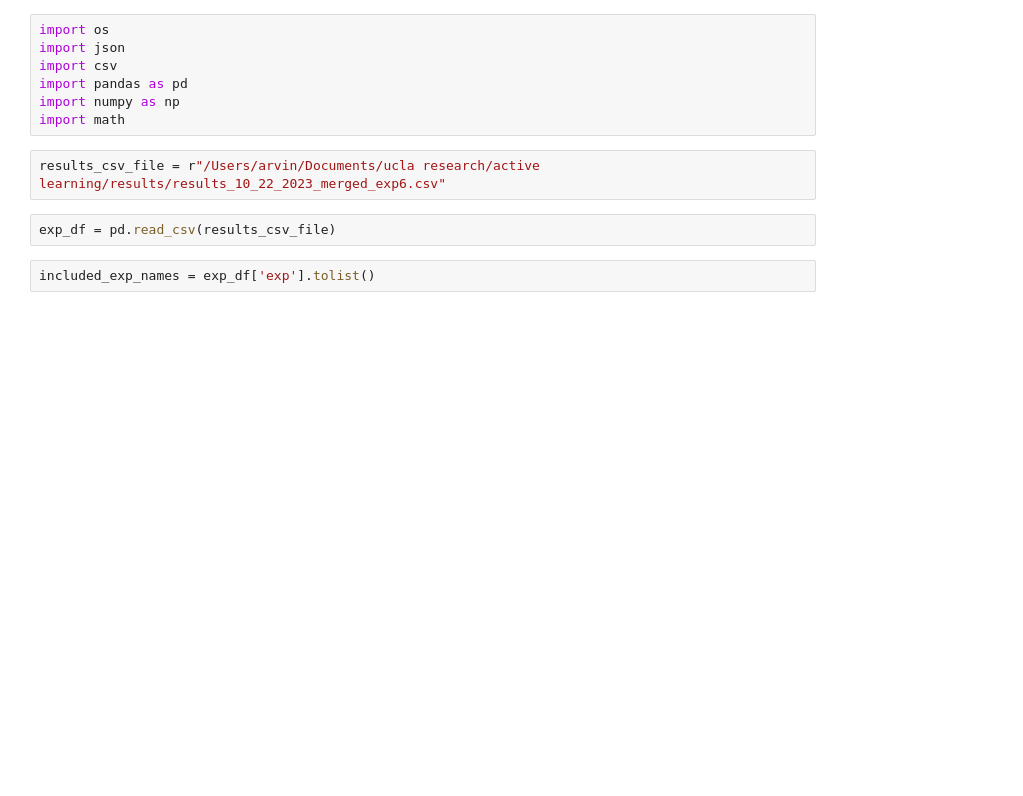
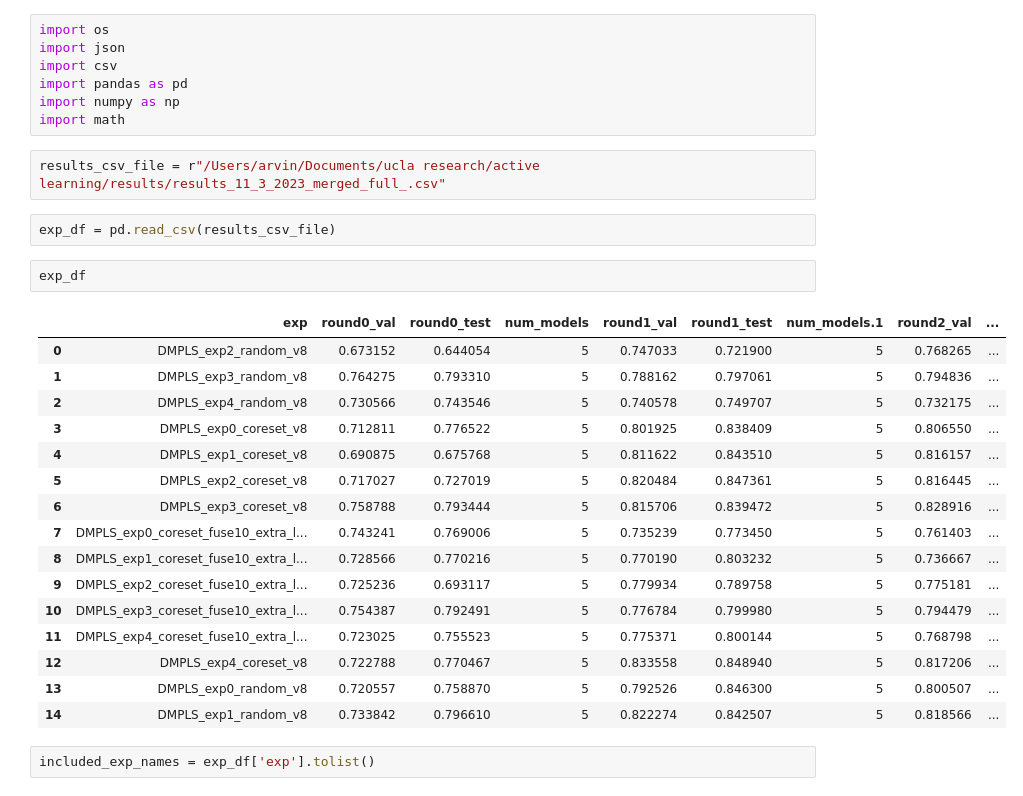
Before and after one commit to arvindmvepa/al-seg, a Jupyter notebook: Analyze Metrics - General Experiments.ipynb, the cells around one changed output. Drawn from its saved outputs; the diff is of its cells as text; blank space fills up the shorter version.

```diff
--- a/Analyze Metrics - General Experiments.ipynb
+++ b/Analyze Metrics - General Experiments.ipynb
@@ -6,9 +6,28 @@ import pandas as pd
 import numpy as np
 import math
 # %%
-results_csv_file = r"/Users/arvin/Documents/ucla research/active learning/results/results_10_22_2023_merged_exp6.csv"
+results_csv_file = r"/Users/arvin/Documents/ucla research/active learning/results/results_11_3_2023_merged_full_.csv"
 # %%
 exp_df = pd.read_csv(results_csv_file)
+# %%
+exp_df
+# %% [output]
+|  | exp | round0_val | round0_test | num_models | round1_val | round1_test | num_models.1 | round2_val | ... |
+| 0 | DMPLS_exp2_random_v8 | 0.673152 | 0.644054 | 5 | 0.747033 | 0.721900 | 5 | 0.768265 | ... |
+| 1 | DMPLS_exp3_random_v8 | 0.764275 | 0.793310 | 5 | 0.788162 | 0.797061 | 5 | 0.794836 | ... |
+| 2 | DMPLS_exp4_random_v8 | 0.730566 | 0.743546 | 5 | 0.740578 | 0.749707 | 5 | 0.732175 | ... |
+| 3 | DMPLS_exp0_coreset_v8 | 0.712811 | 0.776522 | 5 | 0.801925 | 0.838409 | 5 | 0.806550 | ... |
+| 4 | DMPLS_exp1_coreset_v8 | 0.690875 | 0.675768 | 5 | 0.811622 | 0.843510 | 5 | 0.816157 | ... |
+| 5 | DMPLS_exp2_coreset_v8 | 0.717027 | 0.727019 | 5 | 0.820484 | 0.847361 | 5 | 0.816445 | ... |
+| 6 | DMPLS_exp3_coreset_v8 | 0.758788 | 0.793444 | 5 | 0.815706 | 0.839472 | 5 | 0.828916 | ... |
+| 7 | DMPLS_exp0_coreset_fuse10_extra_l... | 0.743241 | 0.769006 | 5 | 0.735239 | 0.773450 | 5 | 0.761403 | ... |
+| 8 | DMPLS_exp1_coreset_fuse10_extra_l... | 0.728566 | 0.770216 | 5 | 0.770190 | 0.803232 | 5 | 0.736667 | ... |
+| 9 | DMPLS_exp2_coreset_fuse10_extra_l... | 0.725236 | 0.693117 | 5 | 0.779934 | 0.789758 | 5 | 0.775181 | ... |
+| 10 | DMPLS_exp3_coreset_fuse10_extra_l... | 0.754387 | 0.792491 | 5 | 0.776784 | 0.799980 | 5 | 0.794479 | ... |
+| 11 | DMPLS_exp4_coreset_fuse10_extra_l... | 0.723025 | 0.755523 | 5 | 0.775371 | 0.800144 | 5 | 0.768798 | ... |
+| 12 | DMPLS_exp4_coreset_v8 | 0.722788 | 0.770467 | 5 | 0.833558 | 0.848940 | 5 | 0.817206 | ... |
+| 13 | DMPLS_exp0_random_v8 | 0.720557 | 0.758870 | 5 | 0.792526 | 0.846300 | 5 | 0.800507 | ... |
+| 14 | DMPLS_exp1_random_v8 | 0.733842 | 0.796610 | 5 | 0.822274 | 0.842507 | 5 | 0.818566 | ... |
 # %%
 included_exp_names = exp_df['exp'].tolist()
 # %%
```
Also changed, not shown: parts of 5 cells of this notebook, 1 other file.
